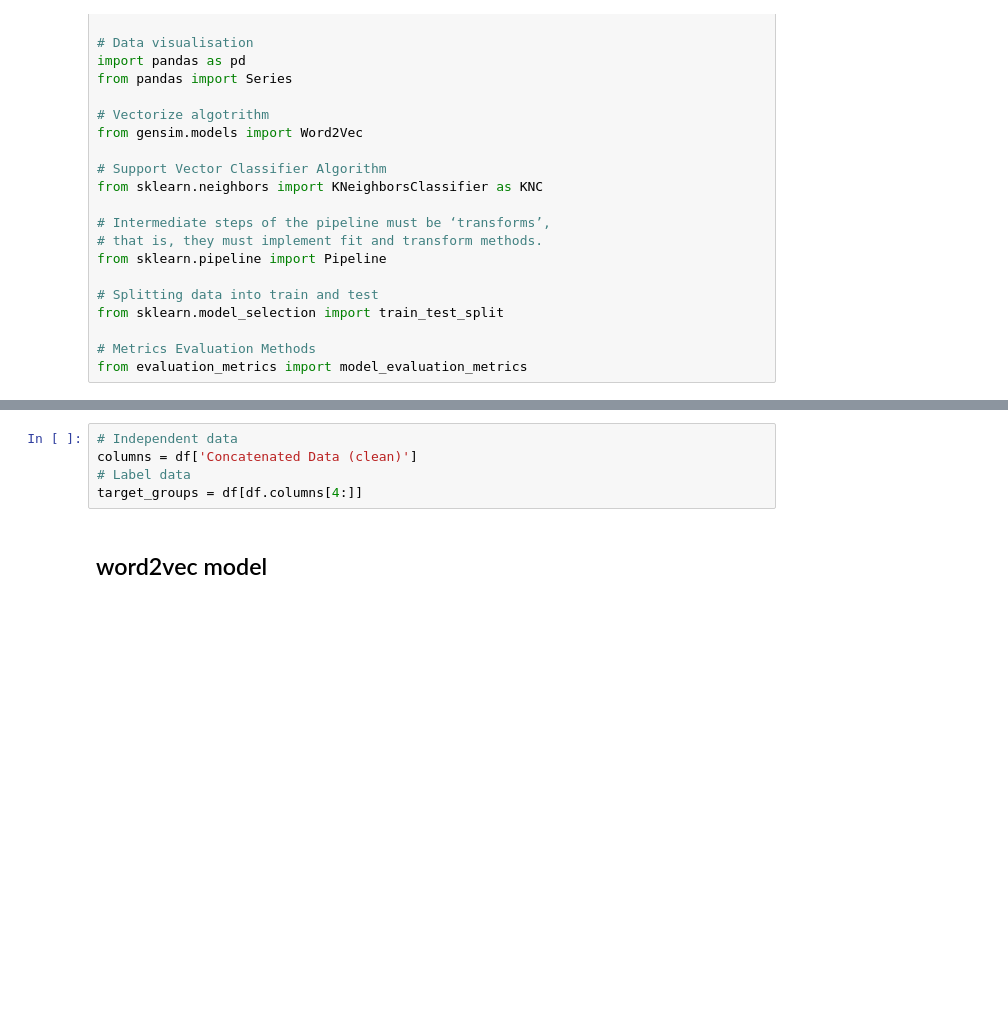
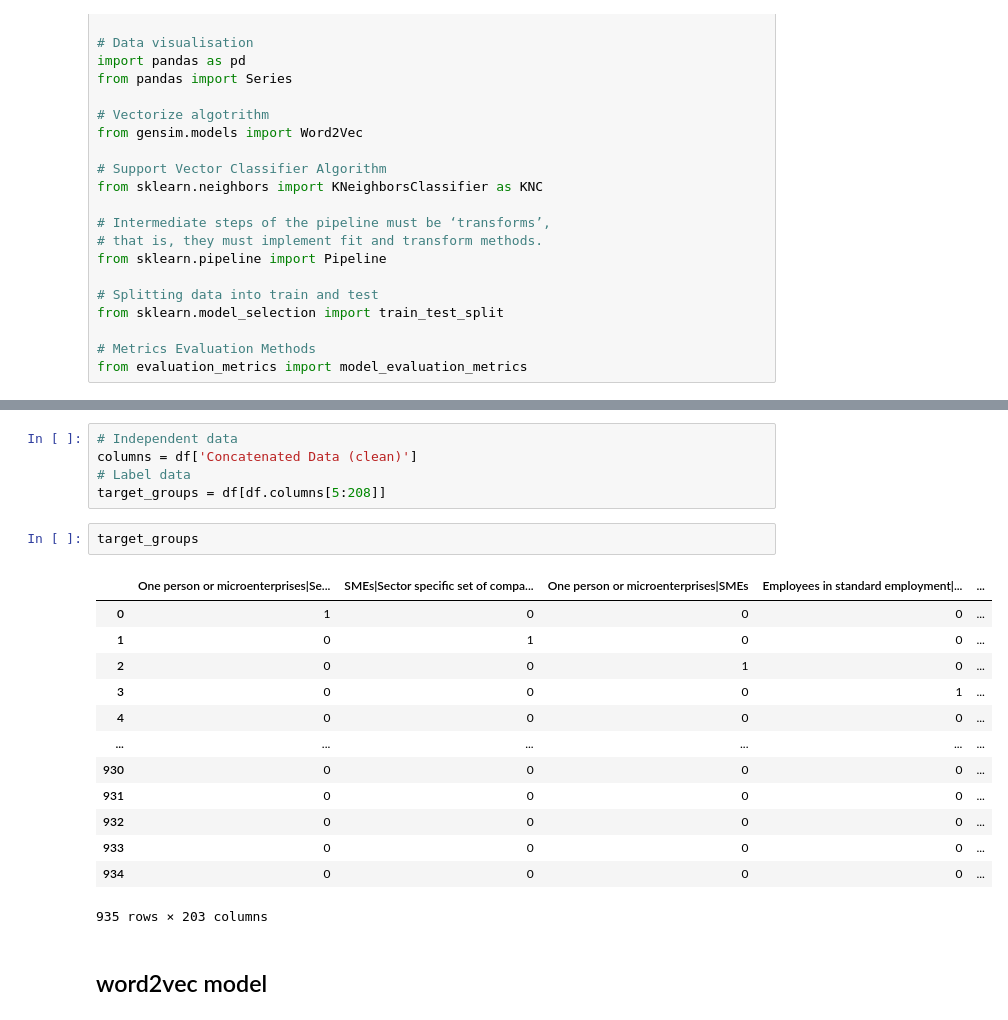
Before and after one commit to meaningfy-ws/sem-covid, a Jupyter notebook: notebooks/pwdb/algorithms/KNN/target_groups.ipynb, the cells around one changed output, grey strips where cells are left out. Cells and saved outputs as stored; diff of their text form; blank space fills up the shorter version.

```diff
--- a/notebooks/pwdb/algorithms/KNN/target_groups.ipynb
+++ b/notebooks/pwdb/algorithms/KNN/target_groups.ipynb
@@ -51,7 +51,23 @@ df.head()
 # Independent data
 columns = df['Concatenated Data (clean)']
 # Label data
-target_groups = df[df.columns[4:]]
+target_groups = df[df.columns[5:208]]
+# %%
+target_groups
+# %% [output]
+|  | One person or microenterprises|Se... | SMEs|Sector specific set of compa... | One person or microenterprises|SMEs | Employees in standard employment|... | ... |
+| 0 | 1 | 0 | 0 | 0 | ... |
+| 1 | 0 | 1 | 0 | 0 | ... |
+| 2 | 0 | 0 | 1 | 0 | ... |
+| 3 | 0 | 0 | 0 | 1 | ... |
+| 4 | 0 | 0 | 0 | 0 | ... |
+| ... | ... | ... | ... | ... | ... |
+| 930 | 0 | 0 | 0 | 0 | ... |
+| 931 | 0 | 0 | 0 | 0 | ... |
+| 932 | 0 | 0 | 0 | 0 | ... |
+| 933 | 0 | 0 | 0 | 0 | ... |
+| 934 | 0 | 0 | 0 | 0 | ... |
+935 rows × 203 columns
 # %% [markdown]
 ## word2vec model
 # %%
```
Also changed, not shown: parts of 1 cell of this notebook.
